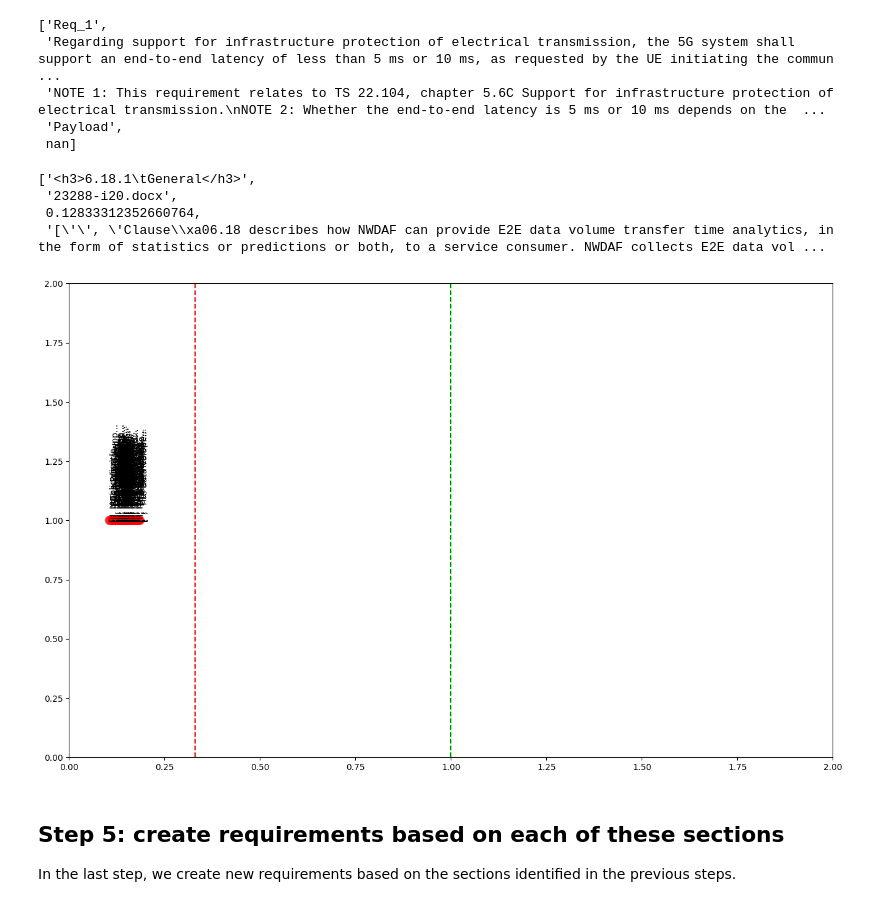
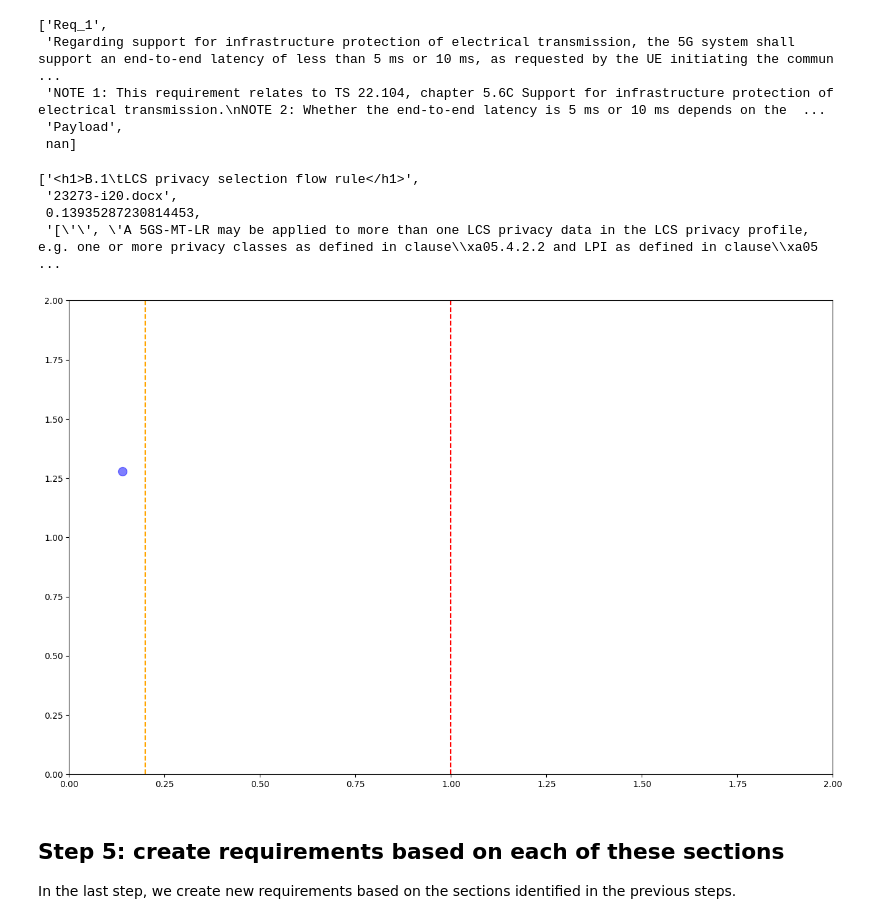
Before and after one commit to miroslawstaron/requirements_standards, a Jupyter notebook: 3REQ_instruct.ipynb, the cells around one changed output. Cells and saved outputs as stored; diff of their text form; code cells hidden in the pictures.

Commit message:
Updates to the plots

```diff
--- a/3REQ_instruct.ipynb
+++ b/3REQ_instruct.ipynb
@@ -77,7 +80,7 @@ def extractLatencySections(doc):
         if strSectionTitle != "":
             dictSections[strSectionTitle].append(oneLine)
 
-        keywordsInLine = ["latency", "latencies", "delay", "bandwidth"]
+        keywordsInLine = ["latency", "latencies", "delay"]
         keywordsInSections = ["references", "introduction", "definition", "abstract", "conclusion", "acknowledgements", "appendix", "table of contents", "table of figures", "table of tables", "table of contents", "table of figures", "table of tables", "bibliography", "index", "glossary", "list of figures", "list of tables", "list of abbreviations", "list of symbols", "list of terms", "list of equations", "list of algorithms", "list of acronyms", "list of illustrations", "list of appendices"]
 
         if any(word in oneLine.lower() for word in keywordsInLine) and not any(word in strSectionTitle.lower() for word in keywordsInSections):
@@ -97,7 +100,7 @@ def extractLatencySections(doc):
     # return the dictionary with the relevant sections
     return dictSections
 # %%
-docInputFolder = "./input_standards"
+docInputFolder = "./23_standards"
 
 # this is the return list of all the lines in the document
 lstAllLines = []
@@ -429,6 +428,9 @@ dfRelevantDist.to_excel("./output_requirements_temp.xlsx", index=False)
 ## Step 4: Check if the requirements exist in the database
 
 In this step, we check if the text that we identified so far is covered by the requirements that exist in the database. We use the sentence transformers to get the embeddings of the text and then we compare them to the existin sections.
+# %%
+thresholdPartial = 0.2
+thresholdCovered = 1.0
 # %%
 # read the requirements from the Excel file
 dfRelevantSections = pd.read_excel("./output_requirements_temp.xlsx")
@@ -522,42 +524,44 @@ for oneLine in tqdm(lstRelevantEmbeddings):
 # now we sort the list by the distance
 lstDist.sort(key=lambda x: x[3])
 # %%
-lstDist[10]
+lstDist[0]
 # %% [output]
-['<h3>6.18.1\tGeneral</h3>',
- '23288-i20.docx',
- 0.12833312352660764,
- '[\'\', \'Clause\\xa06.18 describes how NWDAF can provide E2E data volume transfer time analytics, in the form of statistics or predictions or both, to a service consumer. NWDAF collects E2E data vol ...
+['<h1>B.1\tLCS privacy selection flow rule</h1>',
+ '23273-i20.docx',
+ 0.13935287230814453,
+ '[\'\', \'A 5GS-MT-LR may be applied to more than one LCS privacy data in the LCS privacy profile, e.g. one or more privacy classes as defined in clause\\xa05.4.2.2 and LPI as defined in clause\\xa05 ...
 # %%
 # Visualize the results using the scatter plot, where
 # the x-axis is the distance to the average requirement
 # the y-axis is always 1
 # the color is red for the requirements
 
 # Create a color map based on x[2]
-color_map = {0: 'red', 1: 'green', 2: 'blue'}
+color_map = {0: 'blue', 1: 'green', 2: 'red'}
 colors = [color_map[0] for x in lstDist]
 
 # we plot the t-SNE results
 plt.figure(figsize=(16,10))
 
-plt.scatter([x[2] for x in lstDist], [1 for x in lstDist], c=colors, s=100, alpha=0.5)
+random.seed(42)
+
+plt.scatter([x[2] for x in lstDist], [random.random() * 2 for x in lstDist], c=colors, s=100, alpha=0.5)
 
 # Add labels to each dot
-for i, label in enumerate([x[3] for x in lstDist]):
-    plt.text([x[2] for x in lstDist][i], 1, label[:20]+'...', rotation='vertical')
+#for i, label in enumerate([x[3] for x in lstDist]):
+#    plt.text([x[2] for x in lstDist][i], 1, label[:20]+'...', rotation='vertical')
 
 # Add vertical lines at 0.33 and 1.0
-plt.axvline(x=0.33, color='r', linestyle='--')
-plt.axvline(x=1.0, color='g', linestyle='--')
+plt.axvline(x=thresholdPartial, color='orange', linestyle='--')
+plt.axvline(x=thresholdCovered, color='red', linestyle='--')
 
 # Set the limits of the x-axis
 plt.xlim(0, 2)
 plt.ylim(0, 2)
 
 plt.show()
 # %% [output]
-[figure, old version]
+[figure, new version]
 # %%
 # now we separate them into three lists:
 # - with distance below 0.33 -- these requirements are covered
```
Also changed, not shown: parts of 20 cells of this notebook, 3 other files.
